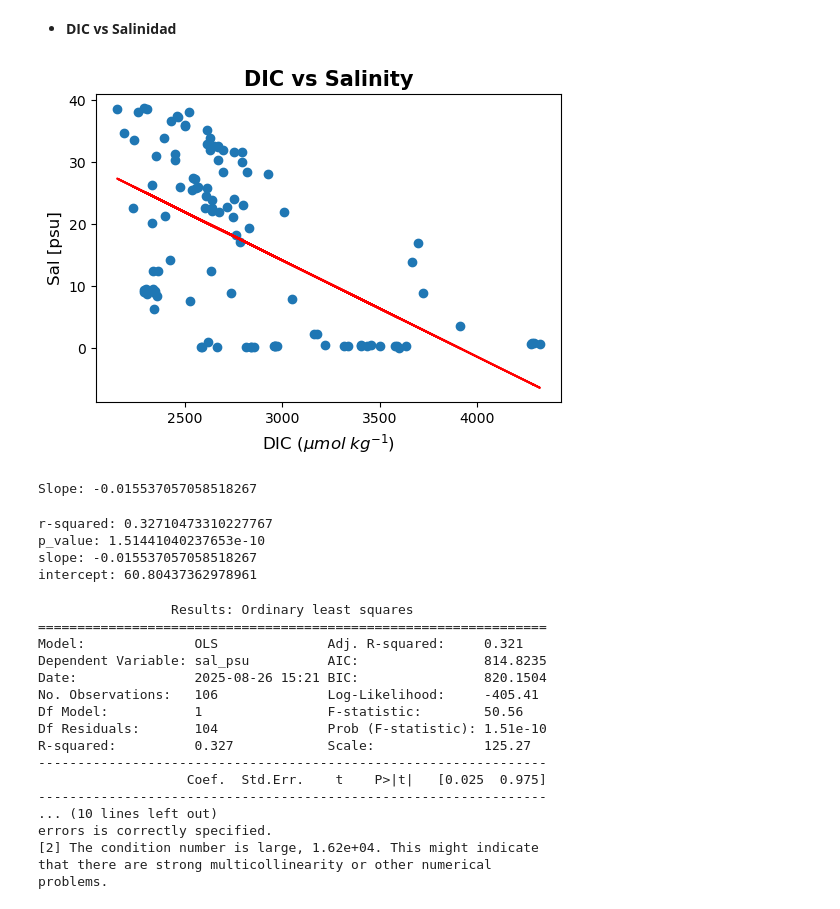
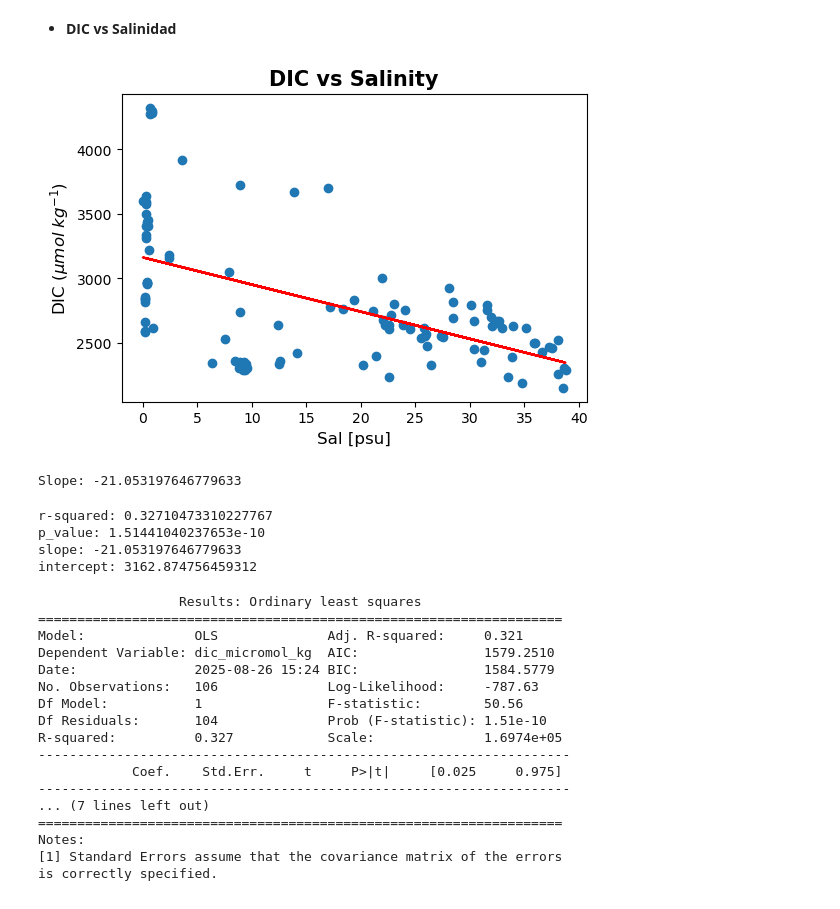
Before and after one commit to omarpiedras/ICMyL-CursoPy, a Jupyter notebook: curso_ejercicios/semana03.ipynb, the cells around one changed output. Cells and saved outputs as stored; diff of their text form; code cells hidden in the pictures.

```diff
--- a/curso_ejercicios/semana03.ipynb
+++ b/curso_ejercicios/semana03.ipynb
@@ -133,27 +133,27 @@ Standard Error of the model: 0.8359
 - **DIC vs Salinidad**
 # %%
 # REGRESIÓN LINEAL SIMPLE
-x2 = linear_r['dic_micromol_kg']
-y2 = linear_r['sal_psu']
+x2 = linear_r['sal_psu']
+y2 = linear_r['dic_micromol_kg']
 plt.scatter(x2, y2, label='original data')
-plt.xlabel('DIC ($\mu mol  \; kg^{-1}$)', fontsize = 12, )
-plt.ylabel('Sal [psu]', fontsize = 12)
+plt.ylabel('DIC ($\mu mol  \; kg^{-1}$)', fontsize = 12, )
+plt.xlabel('Sal [psu]', fontsize = 12)
 plt.title("DIC vs Salinity", fontsize=15, fontweight='bold')
 # Calculate the linear regression line
 slope, intercept, r_value, p_value, std_err = stats.linregress(x2, y2)
 # Plot linear regression
 plt.plot(x2, intercept + slope*x2, 'r', label='fitted line')
 # set the figure size
 plt.gcf().set_size_inches(6, 4)
 # save the plot as a PDF file paper format
 folder_resultados = 'folder_resultados'
 os.makedirs(folder_resultados, exist_ok=True)
 plt.savefig(os.path.join(folder_resultados, 'DIC_Sal_regrlin.pdf'), dpi=300, bbox_inches='tight')
 plt.show()
 print('Slope:', slope)
 # %% [output]
-[figure, old version]
+[figure, new version]
-Slope: -0.015537057058518267
+Slope: -21.053197646779633
 # %%
 print("r-squared:", r_value**2)
 print("p_value:", p_value)
@@ -162,35 +162,35 @@ print("intercept:", intercept)
 # %% [output]
 r-squared: 0.32710473310227767
 p_value: 1.51441040237653e-10
-slope: -0.015537057058518267
-intercept: 60.80437362978961
+slope: -21.053197646779633
+intercept: 3162.874756459312
 # %%
 # REGRESIÓN OLS
-x2 = linear_r['dic_micromol_kg']
-y2 = linear_r['sal_psu']
+y2 = linear_r['dic_micromol_kg']
+x2 = linear_r['sal_psu']
 x2 = sm.add_constant(x2)
 #Fit the Ordinary2 Ly2st Squares (OLS) linear regression model
 model = sm.OLS(y2, x2).fit()
 # Display2 the modey2summary2
 print(model.summary2())
 # %% [output]
-                 Results: Ordinary least squares
-=================================================================
+                  Results: Ordinary least squares
+===================================================================
 Model:              OLS              Adj. R-squared:     0.321
-Dependent Variable: sal_psu          AIC:                814.8235
-Date:               2025-08-26 15:21 BIC:                820.1504
-No. Observations:   106              Log-Likelihood:     -405.41
+Dependent Variable: dic_micromol_kg  AIC:                1579.2510
+Date:               2025-08-26 15:24 BIC:                1584.5779
+No. Observations:   106              Log-Likelihood:     -787.63
 Df Model:           1                F-statistic:        50.56
 Df Residuals:       104              Prob (F-statistic): 1.51e-10
-R-squared:          0.327            Scale:              125.27
------------------------------------------------------------------
-                   Coef.  Std.Err.    t    P>|t|   [0.025  0.975]
------------------------------------------------------------------
-... (10 lines left out)
-errors is correctly specified.
-[2] The condition number is large, 1.62e+04. This might indicate
-that there are strong multicollinearity or other numerical
-problems.
+R-squared:          0.327            Scale:              1.6974e+05
+--------------------------------------------------------------------
+            Coef.    Std.Err.     t     P>|t|     [0.025     0.975]
+--------------------------------------------------------------------
+... (7 lines left out)
+===================================================================
+Notes:
+[1] Standard Errors assume that the covariance matrix of the errors
+is correctly specified.
 # %%
 print("\n=== MODEL INTERPRETATION ===\n")
 # R-squared and fit quality
```
Also changed, not shown: parts of 2 cells of this notebook, 2 other files.
